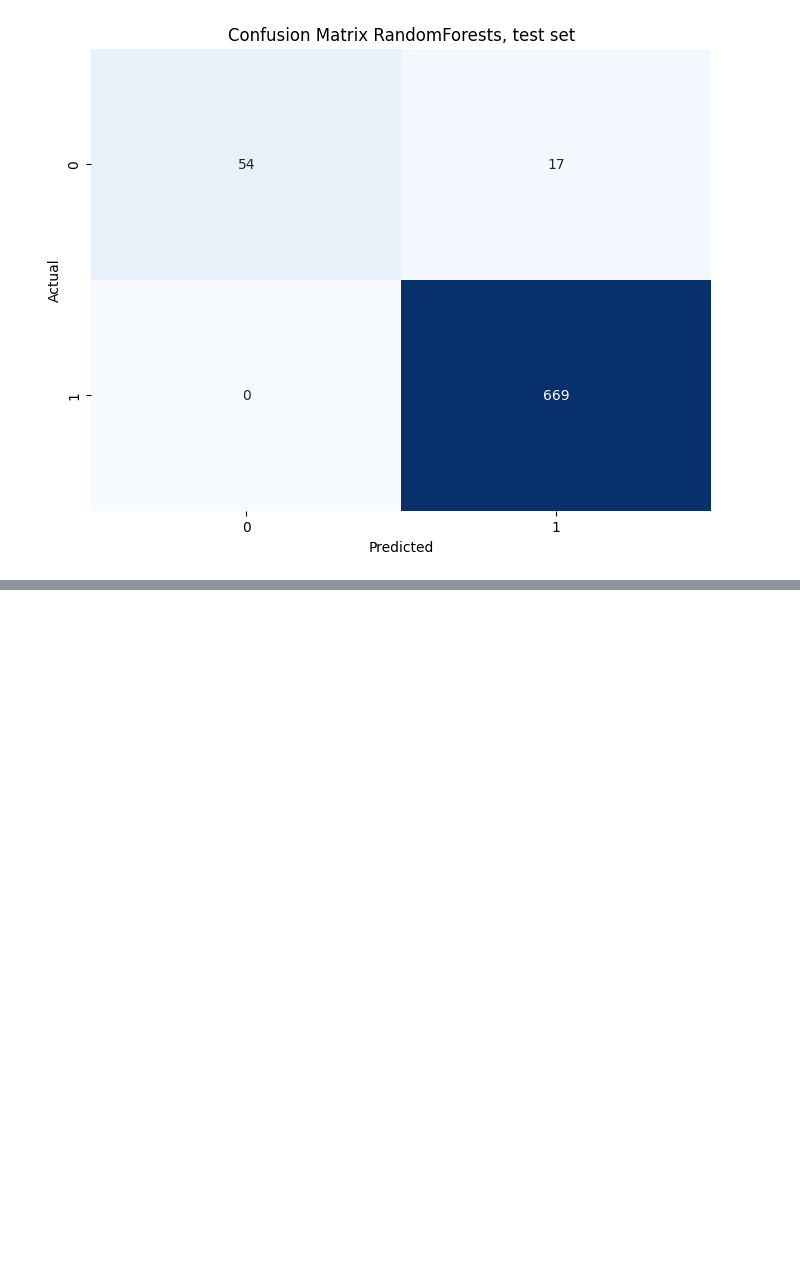
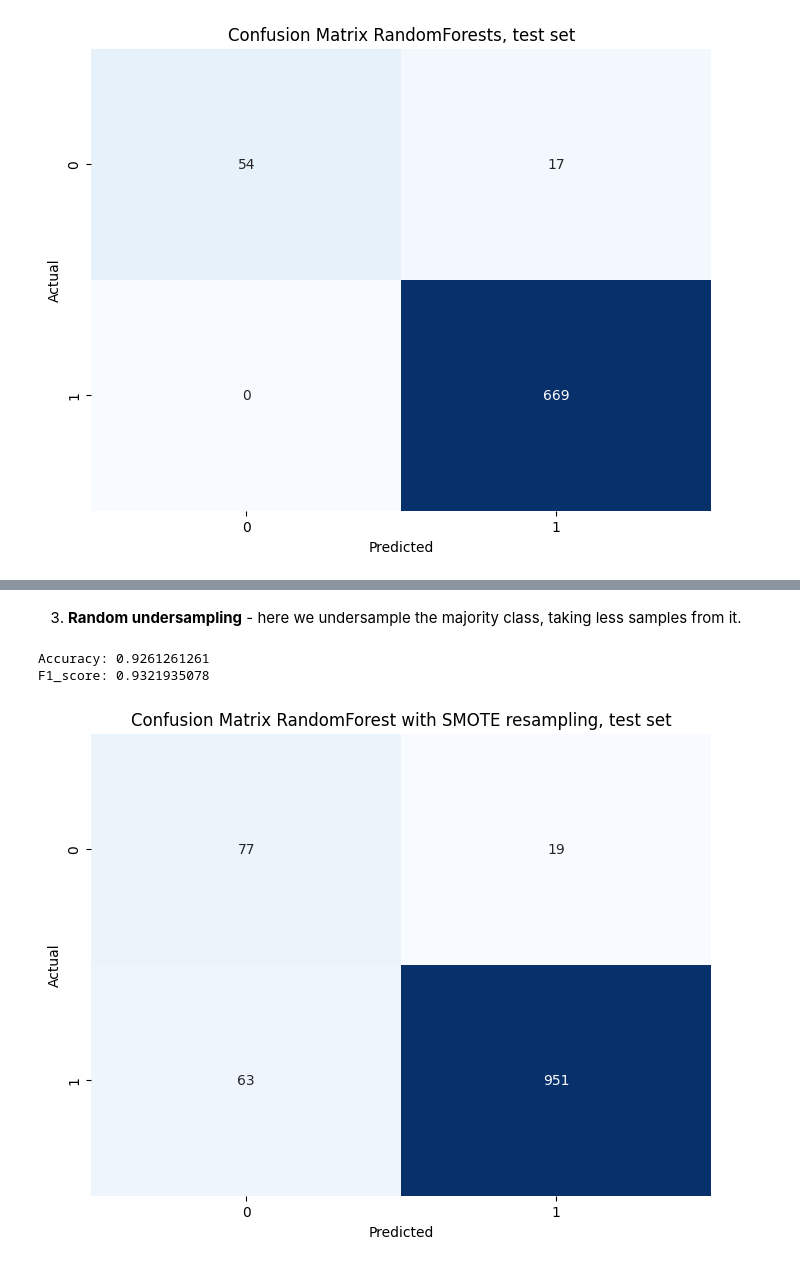
Before and after one commit to nursaltyn/binary_classifier, a Jupyter notebook: classifier.ipynb, the cells around one changed output, grey strips where cells are left out. Drawn from its saved outputs; the diff is of its cells as text; code cells hidden in the pictures; blank space fills up the shorter version.

```diff
--- a/classifier.ipynb
+++ b/classifier.ipynb
@@ -991,0 +680,22 @@ We expect your submission to be a reflection of your methodical approach and att
+# %% [markdown]
+3. **Random undersampling** - here we undersample the majority class, taking less samples from it.
+# %%
+rus = RandomUnderSampler()
+X_resampled, y_resampled = rus.fit_resample(X_train, y_train)
+model = RandomForestClassifier()
+model.fit(X_resampled, y_resampled)
+
+y_pred = model.predict(X_test)
+
+accuracy = accuracy_score(y_test, y_pred)
+print(f"Accuracy: {accuracy:.10f}")
+
+f1 = f1_score(y_test, y_pred, average='weighted')
+print(f"F1_score: {f1:.10f}")
+
+conf_matrix = confusion_matrix(y_test, y_pred)
+plot_conf_matrix(conf_matrix, y_test, "RandomForest with SMOTE resampling")
+# %% [output]
+Accuracy: 0.9261261261
+F1_score: 0.9321935078
+[figure, added]
```
Also changed, not shown: parts of 76 cells of this notebook, 1 other file.
